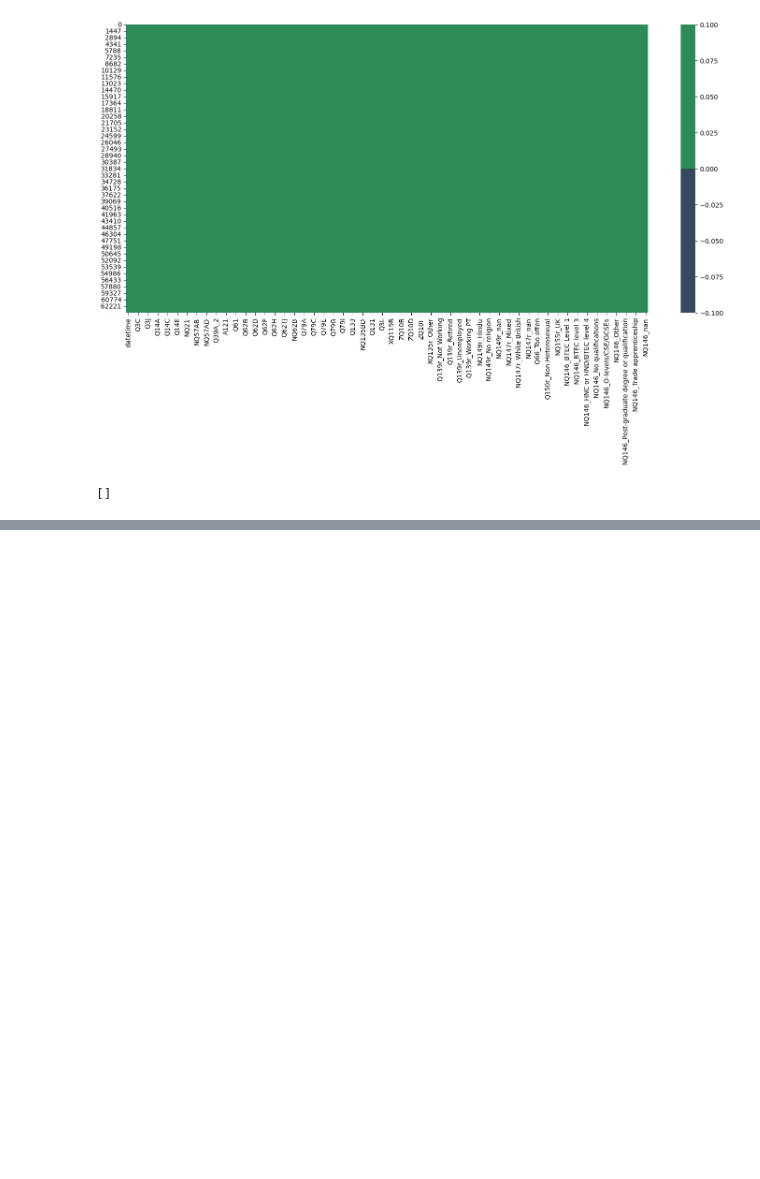
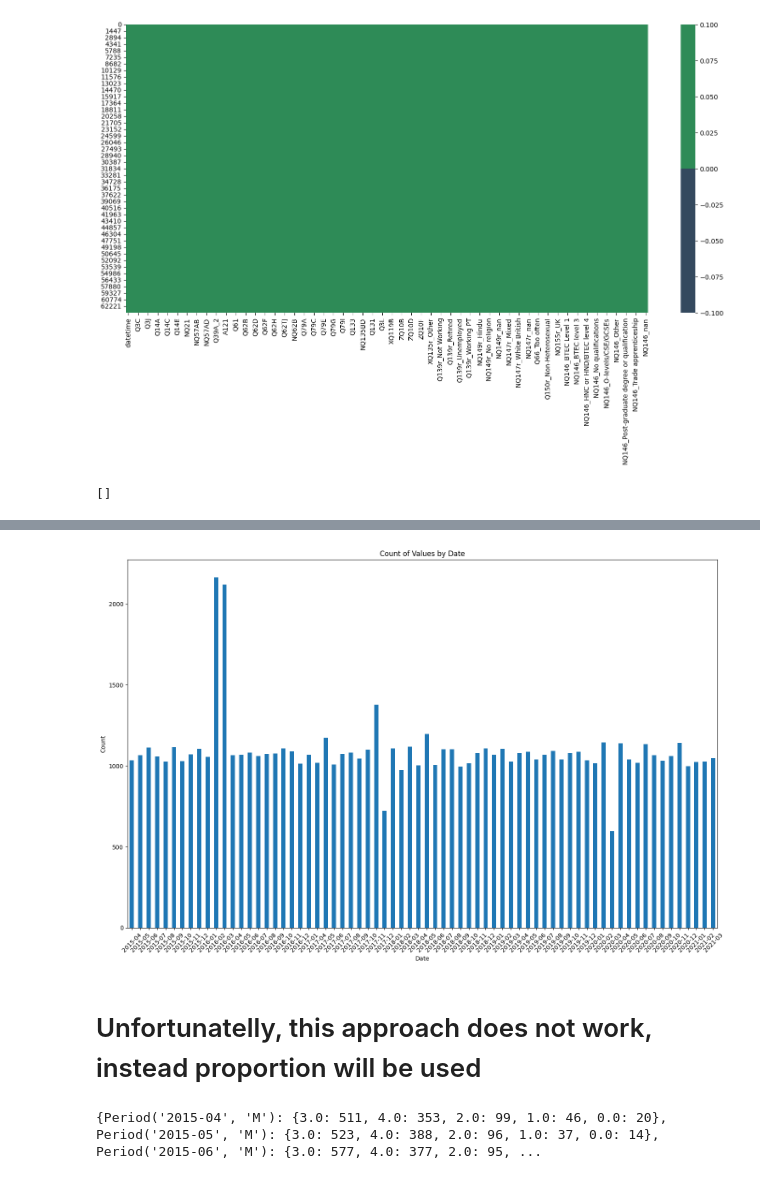
Before and after one commit to WnagZ/DBL2-Group10, a Jupyter notebook: PAS_granural.ipynb, the cells around one changed output, grey strips where cells are left out. Cells and saved outputs as stored; diff of their text form; code cells hidden in the pictures; blank space fills up the shorter version.

```diff
--- a/PAS_granural.ipynb
+++ b/PAS_granural.ipynb
@@ -1440,0 +1436,22 @@ Encoded_df.to_csv('PAS_data.csv', index=False)
+# %%
+selectecColumns = ["datetime", "NQ135BD"]
+
+data_15_17_trust = data_15_17[selectecColumns]
+data_17_18_trust = data_17_18[selectecColumns]
+data_18_19_trust = data_18_19[selectecColumns]
+data_19_20_trust = data_19_20[selectecColumns]
+data_20_21_trust = data_20_21[selectecColumns]
+
+frames = [data_15_17_trust, data_17_18_trust, data_18_19_trust, data_19_20_trust, data_20_21_trust]
+
+trustData = pd.concat(frames)
+
+# quick conversion to numbers for trust
+
+NQ135BD = [["Strongly disagree", "Tend to disagree", "Neither agree nor disagree", "Tend to agree", "Strongly agree"]]
+
+ordinal_encoder(trustData, NQ135BD, "NQ135BD", -1)
+
+trustData['datetime'] = trustData['datetime'].dt.to_period('M')
+
+trustData.head()
@@ -1440,0 +1465,38 @@ Encoded_df.to_csv('PAS_data.csv', index=False)
+# %%
+
+grouped_counts = trustData.groupby(["datetime"]).count()
+
+fig, ax = plt.subplots(figsize=(15, 10))  # Adjust figure size for better readability
+grouped_counts.plot(kind='bar', ax=ax, legend=False)
+plt.xlabel('Date')
+plt.ylabel('Count')
+plt.title('Count of Values by Date')
+plt.xticks(rotation=45)
+plt.tight_layout()
+plt.show()
+# %% [output]
+[figure, added]
+# %% [markdown]
+# Unfortunatelly, this approach does not work, instead proportion will be used
+# %%
+# we get count sfor each repsonse type per month
+
+pd.options.display.max_rows = 50
+
+
+grouped = trustData.groupby(["datetime"])["NQ135BD"].value_counts()
+
+
+
+result_dict = {}
+for (date, value), count in grouped.items():
+    if date not in result_dict:
+        result_dict[date] = {}
+    if value == -1:
+        pass
+    else:
+        result_dict[date][value] = count
+
+print(result_dict)
+# %% [output]
+{Period('2015-04', 'M'): {3.0: 511, 4.0: 353, 2.0: 99, 1.0: 46, 0.0: 20}, Period('2015-05', 'M'): {3.0: 523, 4.0: 388, 2.0: 96, 1.0: 37, 0.0: 14}, Period('2015-06', 'M'): {3.0: 577, 4.0: 377, 2.0: 95, ...
```
Also changed, not shown: parts of 13 cells of this notebook, 4 other files.
